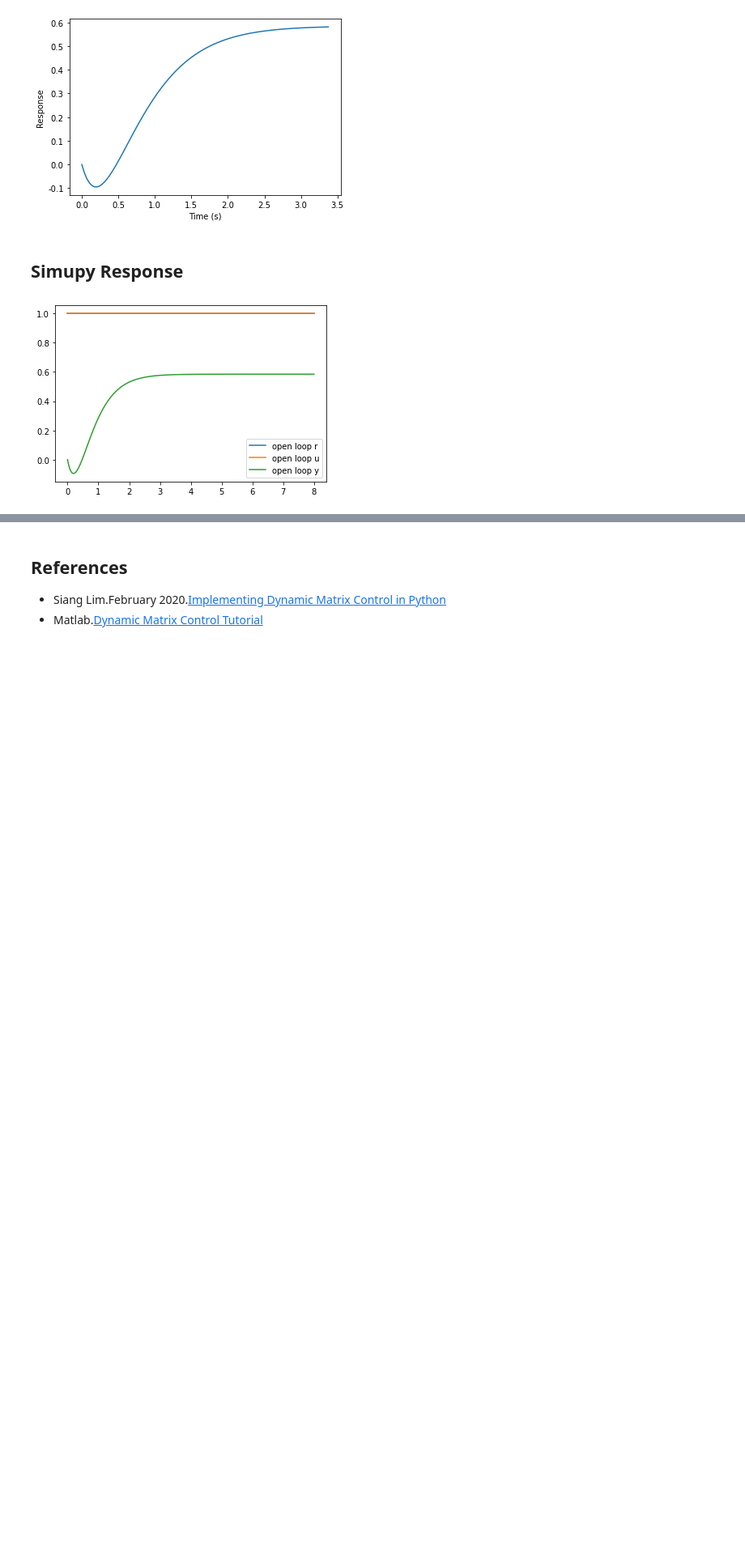
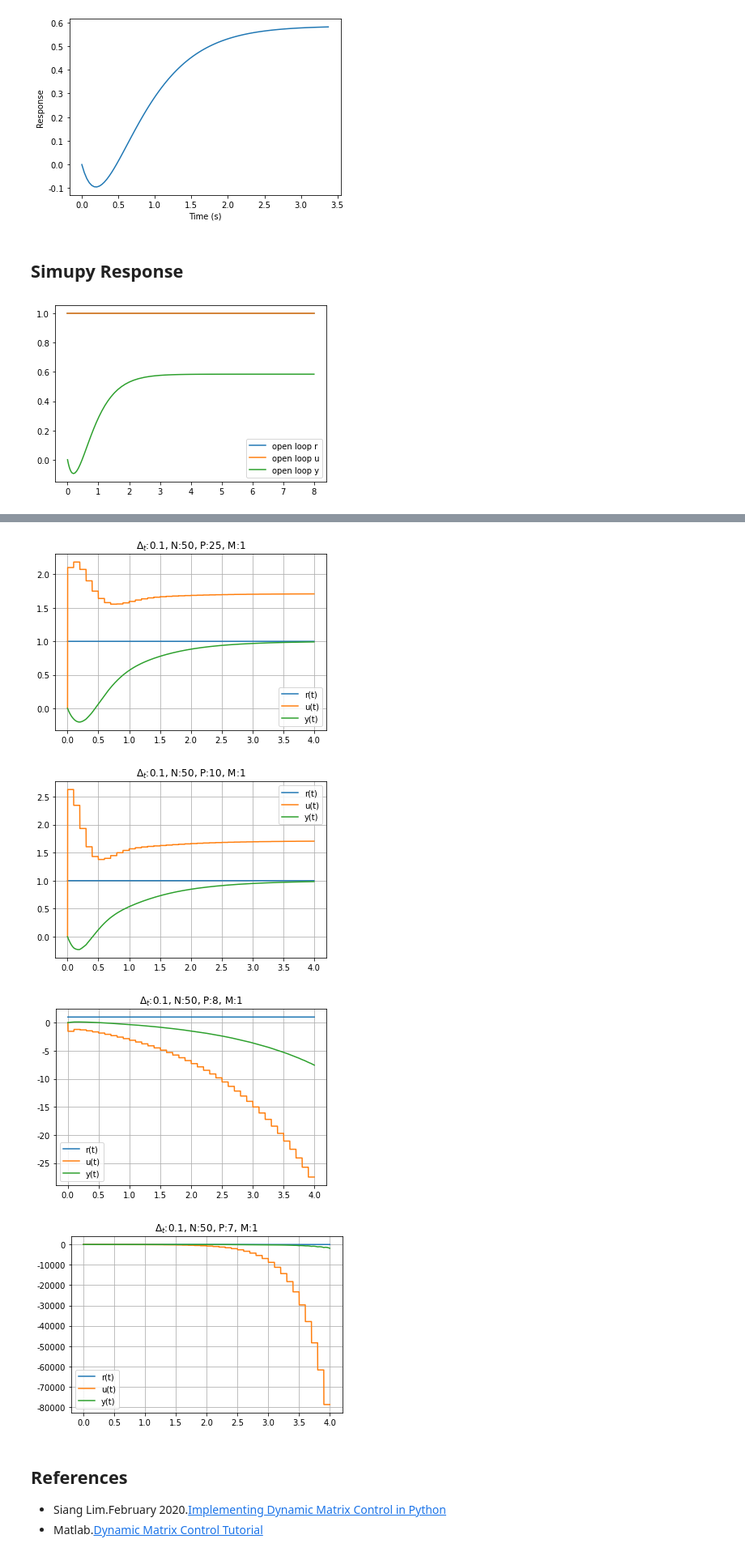
Before and after one commit to xsro/university-learning-code, a Jupyter notebook: 7预测控制/DynamicMatrixControl/Danamic-Matrix-Control.ipynb, the cells around one changed output, grey strips where cells are left out. Shown at 81% size. Saved outputs shown, nothing was run; the diff lists cells and outputs as text; code cells hidden in the pictures; blank space fills up the shorter version.

```diff
--- a/7预测控制/DynamicMatrixControl/Danamic-Matrix-Control.ipynb
+++ b/7预测控制/DynamicMatrixControl/Danamic-Matrix-Control.ipynb
@@ -175,3 +148,35 @@ for (delta_t,N,P,M) in list:
+# %%
+list=[
+    (0.1,50,25,1),
+    (0.1,50,10,1),
+    (0.1,50,8,1),
+    (0.1,50,7,1),
+]
+for (delta_t,N,P,M) in list:
+    title="$\Delta_t$:%.1f, N:%d, P:%d, M:%d"%(delta_t,N,P,M)
+
+    controller=simupy.systems.SystemFromCallable(
+        ModelPredictiveControl(delta_t,N,P,M),
+        2,1)
+
+    BD=BlockDiagram(controller,process,ref)
+    BD.connect(controller,process)
+    BD.connect(process,controller,outputs=[0],inputs=[0])
+    BD.connect(ref,controller,outputs=[0],inputs=[1])
+
+    result=BD.simulate(np.arange(0,4,0.002))
+    plt.plot(result.t, result.y[:,2], label="r(t)")
+    plt.plot(result.t, result.y[:,0], label="u(t)")
+    plt.plot(result.t, result.y[:,1],label="y(t)")
+    plt.title(title)
+    plt.grid(True)
+    plt.legend()
+    plt.show()
+# %% [output]
+[figure, added]
+[figure, added]
+[figure, added]
+[figure, added]
 # %% [markdown]
 ## References
 
```
Also changed, not shown: parts of 3 cells of this notebook.
